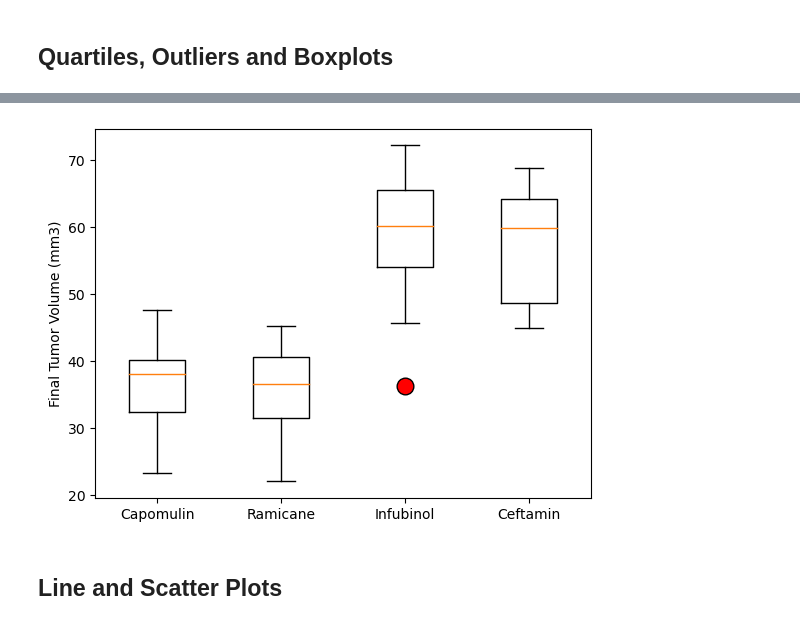
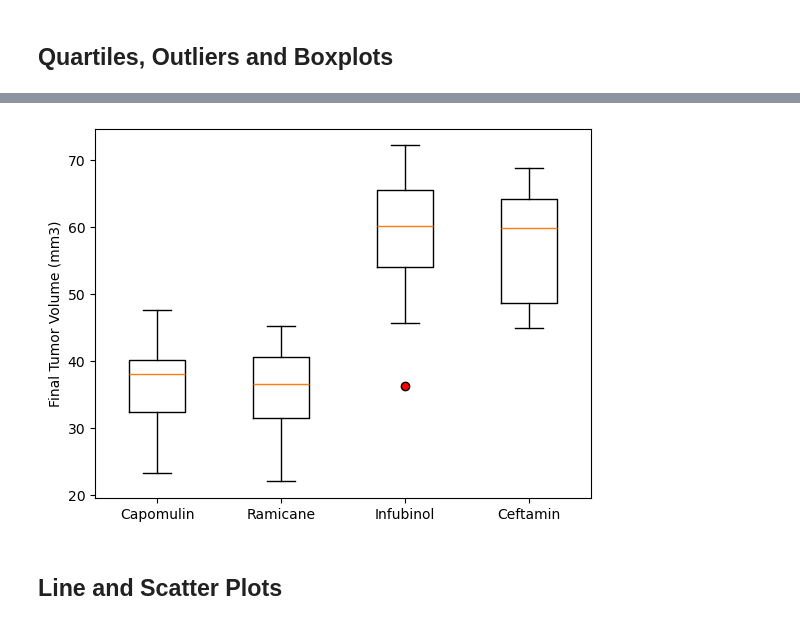
Before and after one commit to karenreyesss/matplotlib-challenge, a Jupyter notebook: Pymaceuticals/pymaceuticals_starter.ipynb, the cells around one changed output, grey strips where cells are left out. Cells and saved outputs as stored; diff of their text form; code cells hidden in the pictures.

```diff
--- a/Pymaceuticals/pymaceuticals_starter.ipynb
+++ b/Pymaceuticals/pymaceuticals_starter.ipynb
@@ -188,0 +257,36 @@ Ceftamin's potential outliers: Series([], Name: Tumor Volume (mm3), dtype: float
+# %%
+# Put treatments into a list for for loop (and later for plot labels)
+regimens = ["Capomulin","Ramicane","Infubinol","Ceftamin"]
+
+# Create empty list to fill with tumor vol data (for plotting)
+final_vol = []
+
+# Calculate the IQR and quantitatively determine if there are any potential outliers.
+for drug in regimens:
+    # Locate the rows which contain mice on each drug and get the tumor volumes
+    max_drug = max_times.loc[max_times["Drug Regimen"]==drug,:]
+    quartiles = max_drug["Final Tumor Vol"].quantile([.25,.5,.75])
+    lowerq = quartiles[0.25]
+    upperq = quartiles[0.75]
+    iqr = upperq-lowerq
+    lower_bound = lowerq - (1.5*iqr)
+    upper_bound = upperq + (1.5*iqr)
+    print(f"The lower quartile of Final Tumor Vol for {drug} is: {lowerq}")
+    print(f"The upper quartile of Final Tumor Vol for {drug} is: {upperq}")
+    print(f"The interquartile range of Final Tumor Vol for {drug} is: {iqr}")
+    print(f"The the median of Final Tumor Vol for {drug} is: {quartiles[0.5]} ")
+    print(f"\nValues below {lower_bound} could be outliers.")
+    print(f"Values above {upper_bound} could be outliers.")
+    # Determine outliers using upper and lower bounds
+    outlier_vol = max_drug.loc[(max_drug['Final Tumor Vol'] <
+        lower_bound) | (max_drug['Final Tumor Vol'] > upper_bound)]
+    if len(outlier_vol) == 0:
+        print(f"\n{drug} has no potential outliers\n")
+        print("-------------------------------------")
+    else:
+        print(f"\nPotential outliers for {drug}")
+        print(outlier_vol.to_string(index=False))
+        print("-------------------------------------")
+    # add subset
+    max_drug = max_drug.loc[:,"Final Tumor Vol"]
+    final_vol.append(max_drug)
@@ -189,6 +311,13 @@ Ceftamin's potential outliers: Series([], Name: Tumor Volume (mm3), dtype: float
 # %%
 # Generate a box plot that shows the distrubution of the tumor volume for each treatment group.
+fig1, ax1 = plt.subplots()
+
+ax1.set_ylabel('Final Tumor Volume (mm3)')
+ax1.set_xticklabels(regimens)
+outlier = dict(markerfacecolor='red')
+bp = ax1.boxplot(final_vol, flierprops=outlier)
+plt.show()
 # %% [output]
-[figure, old version]
+[figure, new version]
 # %% [markdown]
 ## Line and Scatter Plots
```
Also changed, not shown: parts of 17 cells of this notebook.
